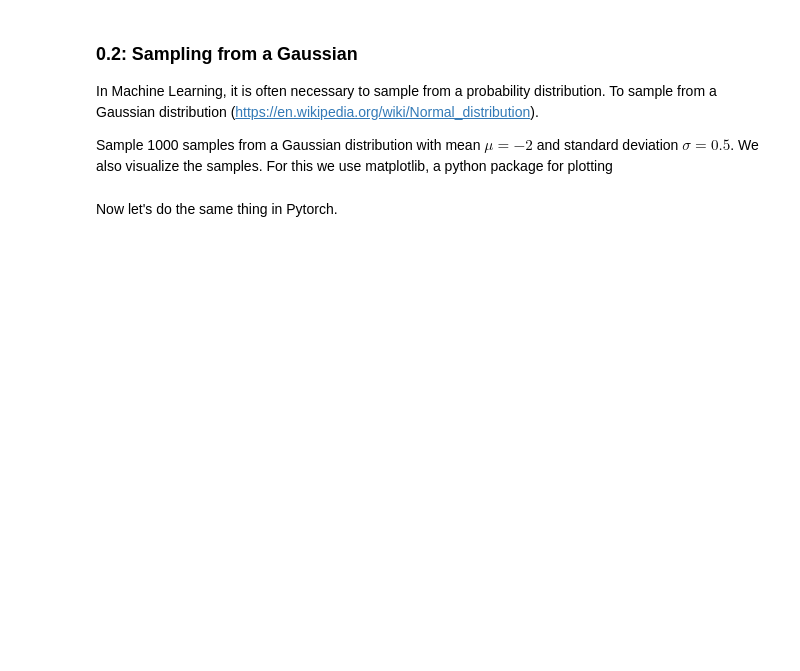
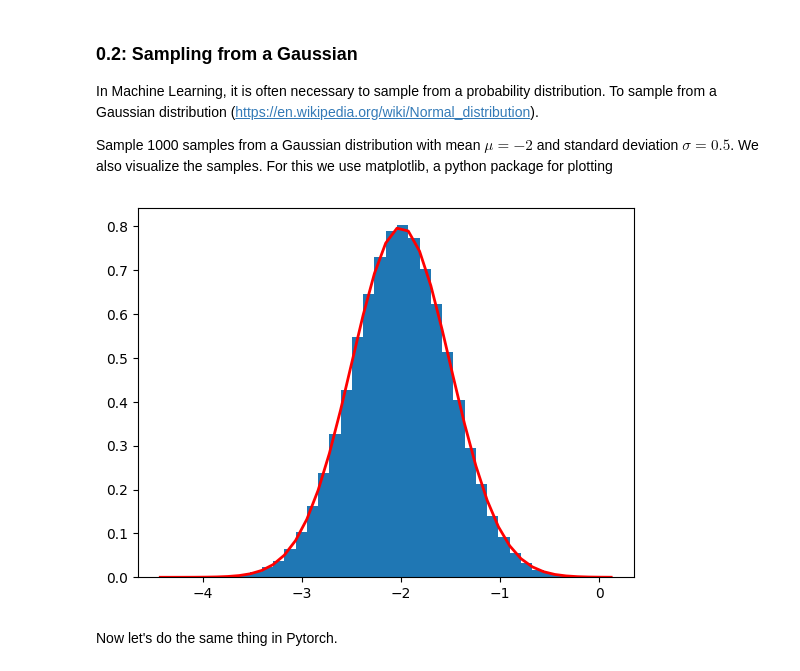
Before and after one commit to x080301/Reinforcement_Learning_Exercise, a Jupyter notebook: Exercise_0/0_introduction.ipynb, the cells around one changed output. Cells and saved outputs as stored; diff of their text form; code cells hidden in the pictures; blank space fills up the shorter version.

```diff
--- a/Exercise_0/0_introduction.ipynb
+++ b/Exercise_0/0_introduction.ipynb
@@ -297,22 +335,24 @@ We also visualize the samples. For this we use matplotlib, a python package for
 # %%
 mu, sigma = -2, 0.5  # mean and standard deviation
 
 ## TODO ##
-samples = ...  # do the sampling from the normal distribution here
+samples = np.random.normal(loc = mu, scale = sigma, size=100000)  # do the sampling from the normal distribution here
 
 # plot the histogram of the samples
 count, bins, ignored = plt.hist(samples, 40, density=True)
 
 # plot the density function
 plt.plot(
     bins,
     1 / (sigma * np.sqrt(2 * np.pi)) * np.exp(-((bins - mu) ** 2) / (2 * sigma**2)),
     linewidth=2,
     color="r",
 )
 
 # show the plot
 plt.show()
+# %% [output]
+[figure, added]
 # %% [markdown]
 Now let's do the same thing in Pytorch.
 # %%
```
Also changed, not shown: parts of 12 cells of this notebook, 2 other files.
